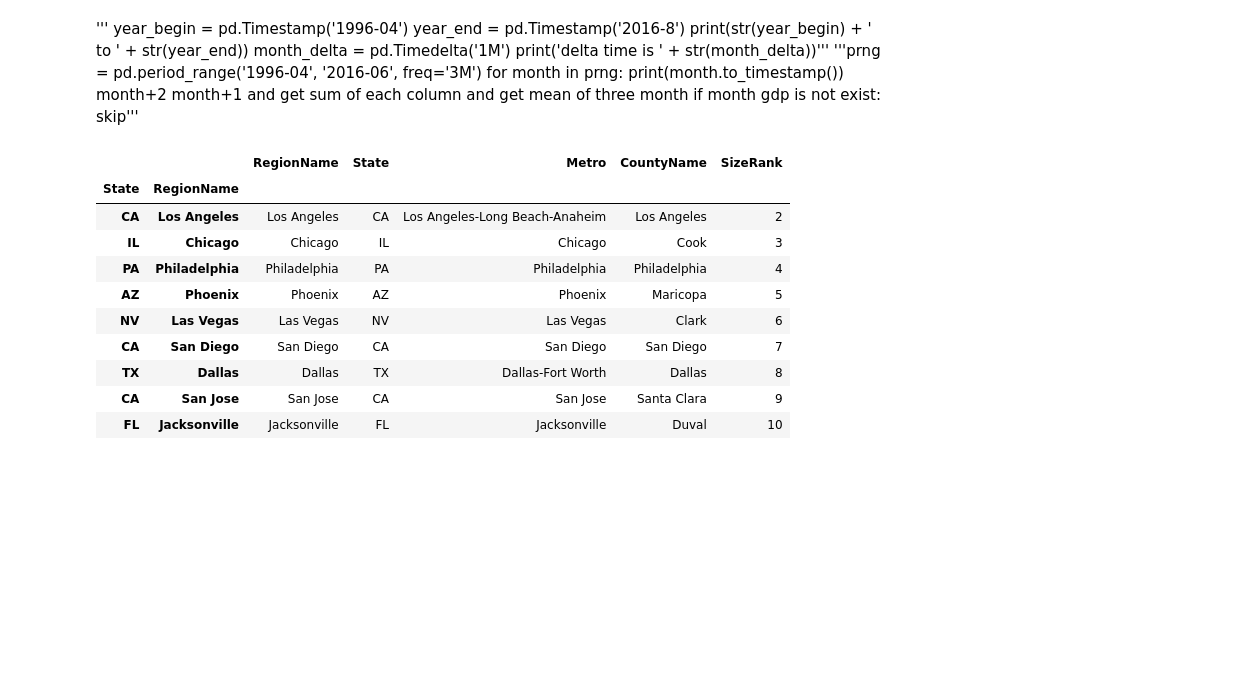
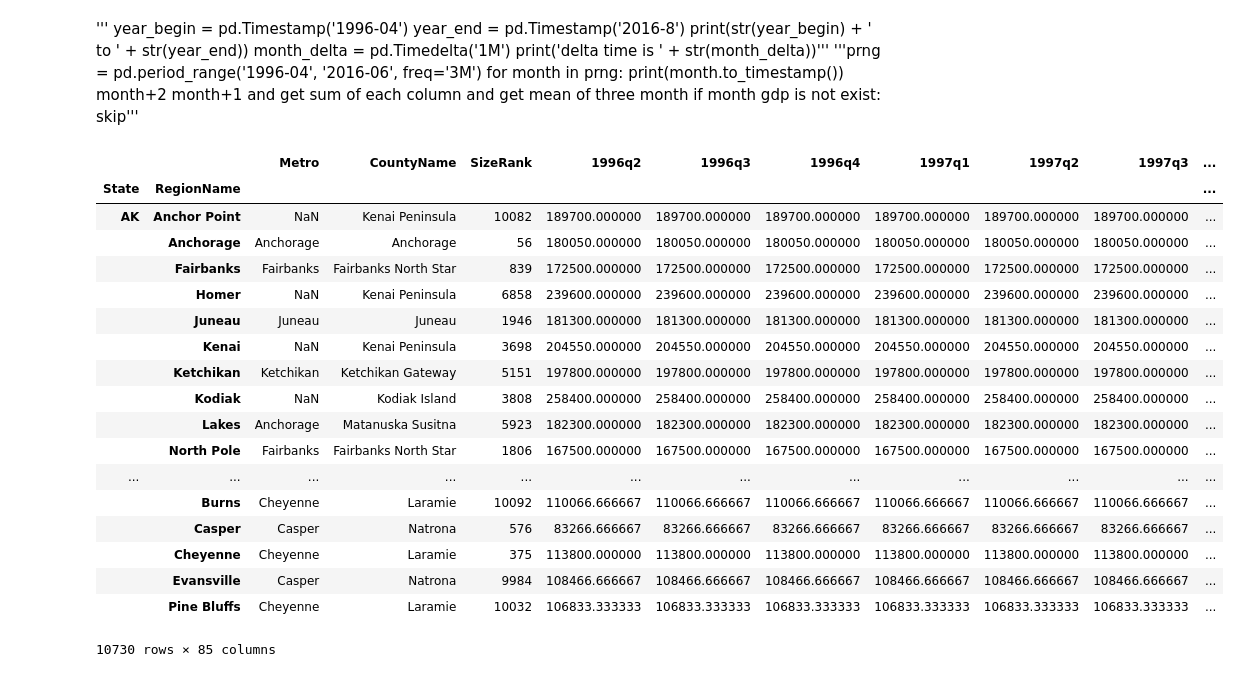
Before and after one commit to zozowit/-DS_in_Python, a Jupyter notebook: UMich_DataSciencewithPythonSpecialization/cours1_IntroductiontoDataScienceinPython/week4/Assignment+4.ipynb, the cells around one changed output. Drawn from its saved outputs; the diff is of its cells as text; code cells hidden in the pictures; blank space fills up the shorter version.

Commit message:
python:DS:UMich:course1:week4:assignment4: group the region by state name

```diff
--- a/UMich_DataSciencewithPythonSpecialization/cours1_IntroductiontoDataScienceinPython/week4/Assignment+4.ipynb
+++ b/UMich_DataSciencewithPythonSpecialization/cours1_IntroductiontoDataScienceinPython/week4/Assignment+4.ipynb
@@ -259,48 +259,57 @@ def convert_housing_data_to_quarters():
     Note: Quarters are defined in the assignment description, they are
     not arbitrary three month periods.
 
     The resulting dataframe should have 67 columns, and 10,730 rows.
     '''
     convert_ct_home_price_df = get_city_homeprice()
     #print(list(ct_home_price_df.columns))
     convert_gdp_df = convert_ct_home_price_df.iloc[:, 6:]
     #gdp_df.head()
     # gdp_df.info()
     convert_gdp_df.columns = pd.DatetimeIndex(convert_gdp_df.columns)
     #gdp_df.head()
     convert_gdp_df_Q = convert_gdp_df.resample('Q', axis=1).mean()
     convert_gdp_df_Q.fillna(method = 'bfill', inplace=True, axis = 1)
 
     convert_gdp_df_Q.columns = convert_gdp_df_Q.columns.map(map_column_to_quarter)
 
     convert_gdp_df_Q = pd.merge(convert_ct_home_price_df.iloc[:, 1:6], convert_gdp_df_Q, how='inner', left_index=True, right_index=True)
 
 
     # https://stackoverflow.com/questions/53222171/multi-index-would-not-group-the-same-key-in-python
     # I can't group it here
     #convert_gdp_df_Q.set_index([convert_gdp_df_Q['State'], convert_gdp_df_Q['RegionName']], drop=True, inplace=True)
+    multi_convert_gdp_df_Q = convert_gdp_df_Q .set_index(["State","RegionName"]).sort_index()
 
-    m_index = pd.MultiIndex.from_arrays([convert_gdp_df_Q['State'], convert_gdp_df_Q['RegionName']])
-    convert_gdp_df_Q.index = m_index
+    #m_index = pd.MultiIndex.from_arrays([convert_gdp_df_Q['State'], convert_gdp_df_Q['RegionName']])
+    #convert_gdp_df_Q.index = m_index
 
-    return convert_gdp_df_Q
+    return multi_convert_gdp_df_Q
 
 df = convert_housing_data_to_quarters()
 #gdp_df_Q.head()
 #df = pd.merge(ct_home_price_df.iloc[:, 1:6], gdp_df_Q,  how='inner', left_index=True, right_index=True)
-df.iloc[1:10,:5]
+df
 # %% [output]
-|  |  | RegionName | State | Metro | CountyName | SizeRank |
-| State | RegionName |  |  |  |  |  |
-| CA | Los Angeles | Los Angeles | CA | Los Angeles-Long Beach-Anaheim | Los Angeles | 2 |
-| IL | Chicago | Chicago | IL | Chicago | Cook | 3 |
-| PA | Philadelphia | Philadelphia | PA | Philadelphia | Philadelphia | 4 |
-| AZ | Phoenix | Phoenix | AZ | Phoenix | Maricopa | 5 |
-| NV | Las Vegas | Las Vegas | NV | Las Vegas | Clark | 6 |
-| CA | San Diego | San Diego | CA | San Diego | San Diego | 7 |
-| TX | Dallas | Dallas | TX | Dallas-Fort Worth | Dallas | 8 |
-| CA | San Jose | San Jose | CA | San Jose | Santa Clara | 9 |
-| FL | Jacksonville | Jacksonville | FL | Jacksonville | Duval | 10 |
+|  |  | Metro | CountyName | SizeRank | 1996q2 | 1996q3 | 1996q4 | 1997q1 | 1997q2 | 1997q3 | ... |
+| State | RegionName |  |  |  |  |  |  |  |  |  | ... |
+| AK | Anchor Point | NaN | Kenai Peninsula | 10082 | 189700.000000 | 189700.000000 | 189700.000000 | 189700.000000 | 189700.000000 | 189700.000000 | ... |
+|  | Anchorage | Anchorage | Anchorage | 56 | 180050.000000 | 180050.000000 | 180050.000000 | 180050.000000 | 180050.000000 | 180050.000000 | ... |
+|  | Fairbanks | Fairbanks | Fairbanks North Star | 839 | 172500.000000 | 172500.000000 | 172500.000000 | 172500.000000 | 172500.000000 | 172500.000000 | ... |
+|  | Homer | NaN | Kenai Peninsula | 6858 | 239600.000000 | 239600.000000 | 239600.000000 | 239600.000000 | 239600.000000 | 239600.000000 | ... |
+|  | Juneau | Juneau | Juneau | 1946 | 181300.000000 | 181300.000000 | 181300.000000 | 181300.000000 | 181300.000000 | 181300.000000 | ... |
+|  | Kenai | NaN | Kenai Peninsula | 3698 | 204550.000000 | 204550.000000 | 204550.000000 | 204550.000000 | 204550.000000 | 204550.000000 | ... |
+|  | Ketchikan | Ketchikan | Ketchikan Gateway | 5151 | 197800.000000 | 197800.000000 | 197800.000000 | 197800.000000 | 197800.000000 | 197800.000000 | ... |
+|  | Kodiak | NaN | Kodiak Island | 3808 | 258400.000000 | 258400.000000 | 258400.000000 | 258400.000000 | 258400.000000 | 258400.000000 | ... |
+|  | Lakes | Anchorage | Matanuska Susitna | 5923 | 182300.000000 | 182300.000000 | 182300.000000 | 182300.000000 | 182300.000000 | 182300.000000 | ... |
+|  | North Pole | Fairbanks | Fairbanks North Star | 1806 | 167500.000000 | 167500.000000 | 167500.000000 | 167500.000000 | 167500.000000 | 167500.000000 | ... |
+| ... | ... | ... | ... | ... | ... | ... | ... | ... | ... | ... | ... |
+|  | Burns | Cheyenne | Laramie | 10092 | 110066.666667 | 110066.666667 | 110066.666667 | 110066.666667 | 110066.666667 | 110066.666667 | ... |
+|  | Casper | Casper | Natrona | 576 | 83266.666667 | 83266.666667 | 83266.666667 | 83266.666667 | 83266.666667 | 83266.666667 | ... |
+|  | Cheyenne | Cheyenne | Laramie | 375 | 113800.000000 | 113800.000000 | 113800.000000 | 113800.000000 | 113800.000000 | 113800.000000 | ... |
+|  | Evansville | Casper | Natrona | 9984 | 108466.666667 | 108466.666667 | 108466.666667 | 108466.666667 | 108466.666667 | 108466.666667 | ... |
+|  | Pine Bluffs | Cheyenne | Laramie | 10032 | 106833.333333 | 106833.333333 | 106833.333333 | 106833.333333 | 106833.333333 | 106833.333333 | ... |
+10730 rows × 85 columns
 # %%
 gdp_df_Q.set_index
 # %% [output]
```
